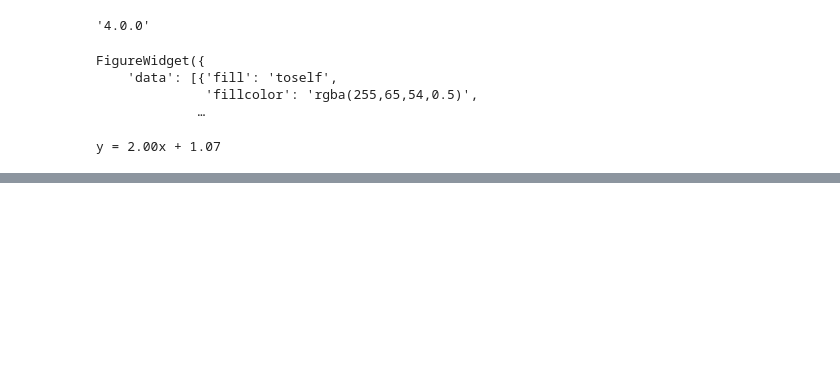
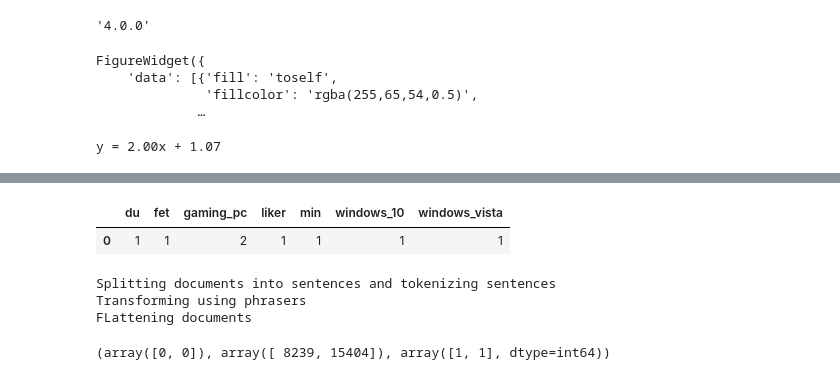
Before and after one commit to peterts/nlp-intro, a Jupyter notebook: notebooks/Scratch.ipynb, the cells around one changed output, grey strips where cells are left out. Drawn from its saved outputs; the diff is of its cells as text; code cells hidden in the pictures; blank space fills up the shorter version.

```diff
--- a/notebooks/Scratch.ipynb
+++ b/notebooks/Scratch.ipynb
@@ -38,0 +268,5 @@ y = 2.00x + 1.07
+# %%
+vec = NgramCountVectorizer(phrases_common_terms=STOP_WORDS, ngram_range=(1, 2), min_df=3, max_df=.6, token_pattern="[^\W_]+")
+# %%
+%%time
+docs = vec.fit_transform(df.body)
@@ -38,0 +275,25 @@ y = 2.00x + 1.07
+# %%
+from scipy.sparse import find
+import pandas as pd
+import numpy as np
+
+def transform_with_vec(text, vec):
+    assert isinstance(text, str)
+    text_vec = vec.transform([text])[0]
+    _, ix, values = find(text_vec)
+    feats = np.asarray(vec.get_feature_names())
+    return pd.DataFrame([values], columns=feats[ix])
+# %%
+vec.ngram_range = (2,2)
+# %%
+transform_with_vec("Jeg har windows 10 på min gaming pc. Gaming pc er fet. Liker du windows vista?", vec)
+# %% [output]
+|  | du | fet | gaming_pc | liker | min | windows_10 | windows_vista |
+| 0 | 1 | 1 | 2 | 1 | 1 | 1 | 1 |
+# %%
+find(vec.transform(["Hey dude", "WHats up", "Not much"])[0])
+# %% [output]
+Splitting documents into sentences and tokenizing sentences
+Transforming using phrasers
+FLattening documents
+(array([0, 0]), array([ 8239, 15404]), array([1, 1], dtype=int64))
```
Also changed, not shown: parts of 47 cells of this notebook, 9 other files.
